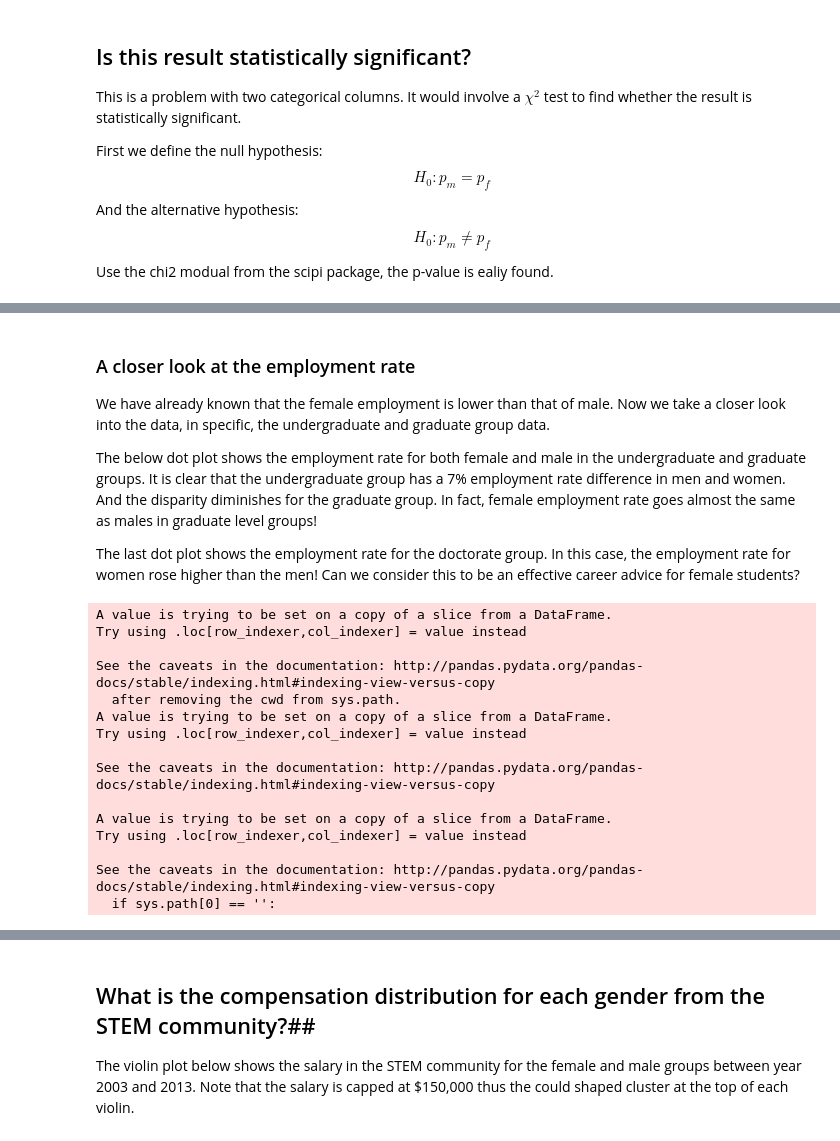
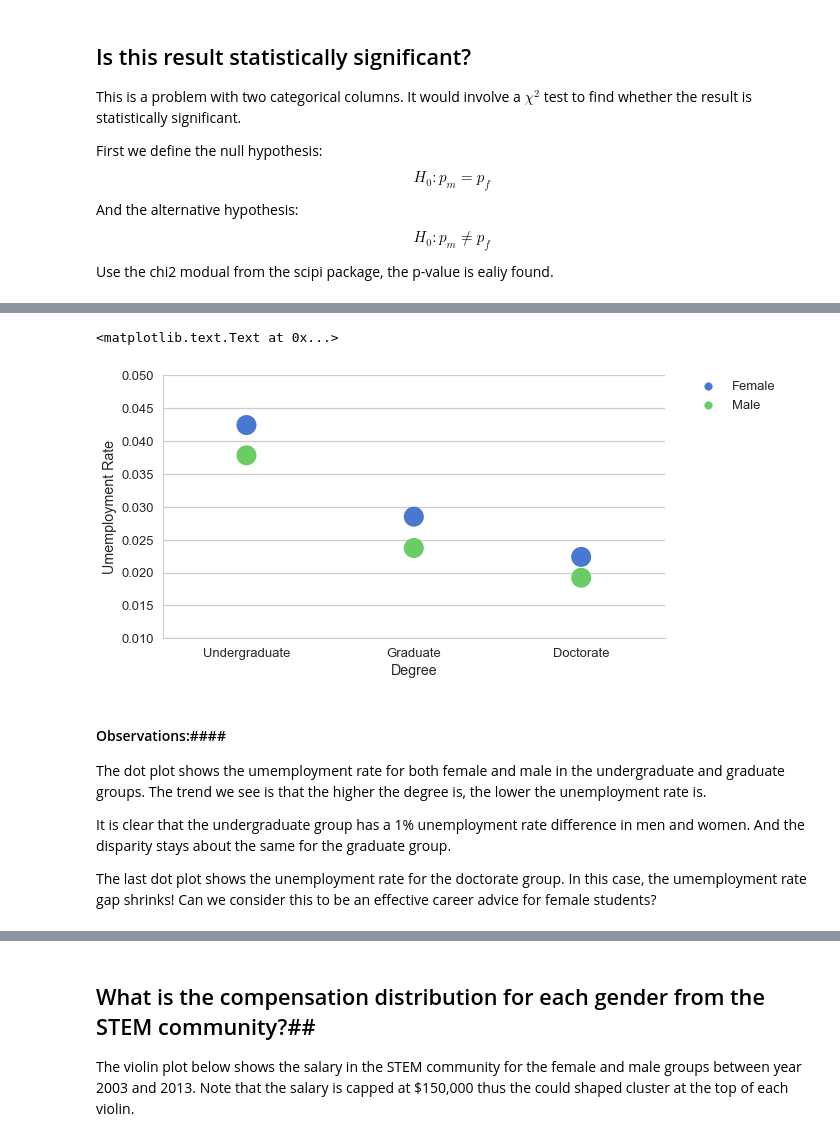
Before and after one commit to shuojiashi/women_in_stem, a Jupyter notebook: notebooks/Female_STEM_career_stats.ipynb, the cells around one changed output, grey strips where cells are left out. Drawn from its saved outputs; the diff is of its cells as text; code cells hidden in the pictures.

```diff
--- a/notebooks/Female_STEM_career_stats.ipynb
+++ b/notebooks/Female_STEM_career_stats.ipynb
@@ -161,0 +188,15 @@ The null hypothesis is rejected in this case.
+# %%
+employ_ug = df_undergraduate.groupby('GENDERS')['LFSTATS'].value_counts(normalize=True).unstack()
+employ_ug_melt = pd.melt(employ_ug.reset_index(), id_vars ='GENDERS')
+employed_ug_melt_e = employ_ug_melt[employ_ug_melt['LFSTATS']=='Unemployed']
+employed_ug_melt_e['Degree'] = 'Undergraduate'
+employ_gr = df_graduate.groupby('GENDERS')['LFSTATS'].value_counts(normalize=True).unstack()
+employ_gr_melt = pd.melt(employ_gr.reset_index(), id_vars ='GENDERS')
+employed_gr_melt_e = employ_gr_melt[employ_gr_melt['LFSTATS']=='Unemployed']
+employed_gr_melt_e['Degree'] = 'Graduate'
+employ_dr = df_dr.groupby('GENDERS')['LFSTATS'].value_counts(normalize=True).unstack()
+employ_dr_melt = pd.melt(employ_dr.reset_index(), id_vars ='GENDERS')
+employed_dr_melt_e = employ_dr_melt[employ_dr_melt['LFSTATS']=='Unemployed']
+employed_dr_melt_e['Degree'] = 'Doctorate'
+employed_new = pd.concat([employed_ug_melt_e,employed_gr_melt_e,employed_dr_melt_e])
+employed_new
@@ -162,38 +226,18 @@ The null hypothesis is rejected in this case.
+# %%
+plt.figure(figsize=(8,4.5))
+sns.stripplot(x='Degree', y='value', data=employed_new, hue='GENDERS', size =20, palette="muted")
+plt.legend(bbox_to_anchor=(1.05, 1), loc=2, borderaxespad=0.)
+sns.despine()
+plt.tight_layout()
+plt.ylim([0.01,0.05])
+plt.ylabel('Umemployment Rate')
+# %% [output]
+<matplotlib.text.Text at 0x...>
+[figure, added]
 # %% [markdown]
-### A closer look at the employment rate ###
+#### Observations:####
+The dot plot shows the umemployment rate for both female and male in the undergraduate and graduate groups. The trend we see is that the higher the degree is, the lower the unemployment rate is.
 
-We have already known that the female employment is lower than that of male. Now we take a closer look into the data, in specific, the undergraduate and graduate group data.
+It is clear that the undergraduate group has a 1% unemployment rate difference in men and women. And the disparity stays about the same for the  graduate group.
 
-The below dot plot shows the employment rate for both female and male in the undergraduate and graduate groups. It is clear that the undergraduate group has a 7% employment rate difference in men and women. And the disparity diminishes for the  graduate group. In fact, female employment rate goes almost the same as males in graduate level groups!
-
-The last dot plot shows the employment rate for the doctorate group. In this case, the employment rate for women rose higher than the men! Can we consider this to be an effective career advice for female students?
+The last dot plot shows the unemployment rate for the doctorate group. In this case, the umemployment rate gap shrinks! Can we consider this to be an effective career advice for female students?
-# %%
-employ_ug = df_undergraduate.groupby('GENDERS')['LFSTATS'].value_counts(normalize=True).unstack()
-employ_ug_melt = pd.melt(employ_ug.reset_index(), id_vars ='GENDERS')
-employed_ug_melt_e = employ_ug_melt[employ_ug_melt['LFSTATS']=='Employed']
-employed_ug_melt_e['Degree'] = 'Undergraduate'
-employ_gr = df_graduate.groupby('GENDERS')['LFSTATS'].value_counts(normalize=True).unstack()
-employ_gr_melt = pd.melt(employ_gr.reset_index(), id_vars ='GENDERS')
-employed_gr_melt_e = employ_gr_melt[employ_gr_melt['LFSTATS']=='Employed']
-employed_gr_melt_e['Degree'] = 'Graduate'
-employ_dr = df_dr.groupby('GENDERS')['LFSTATS'].value_counts(normalize=True).unstack()
-employ_dr_melt = pd.melt(employ_dr.reset_index(), id_vars ='GENDERS')
-employed_dr_melt_e = employ_dr_melt[employ_dr_melt['LFSTATS']=='Employed']
-employed_dr_melt_e['Degree'] = 'Doctorate'
-employed_new = pd.concat([employed_ug_melt_e,employed_gr_melt_e,employed_dr_melt_e])
-# %% [output]
-A value is trying to be set on a copy of a slice from a DataFrame.
-Try using .loc[row_indexer,col_indexer] = value instead
-
-See the caveats in the documentation: http://pandas.pydata.org/pandas-docs/stable/indexing.html#indexing-view-versus-copy
-  after removing the cwd from sys.path.
-A value is trying to be set on a copy of a slice from a DataFrame.
-Try using .loc[row_indexer,col_indexer] = value instead
-
-See the caveats in the documentation: http://pandas.pydata.org/pandas-docs/stable/indexing.html#indexing-view-versus-copy
-
-A value is trying to be set on a copy of a slice from a DataFrame.
-Try using .loc[row_indexer,col_indexer] = value instead
-
-See the caveats in the documentation: http://pandas.pydata.org/pandas-docs/stable/indexing.html#indexing-view-versus-copy
-  if sys.path[0] == '':
```
Also changed, not shown: parts of 19 cells of this notebook.
